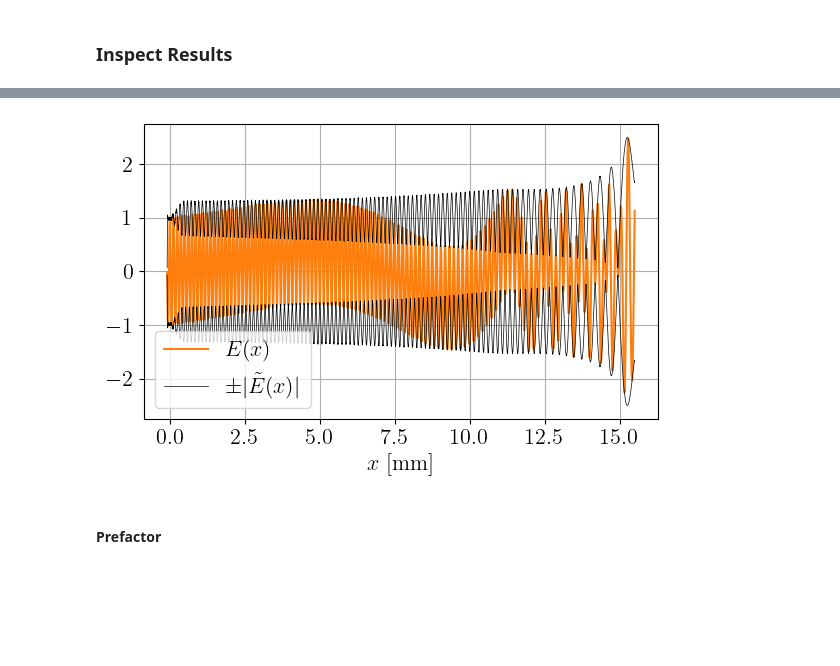
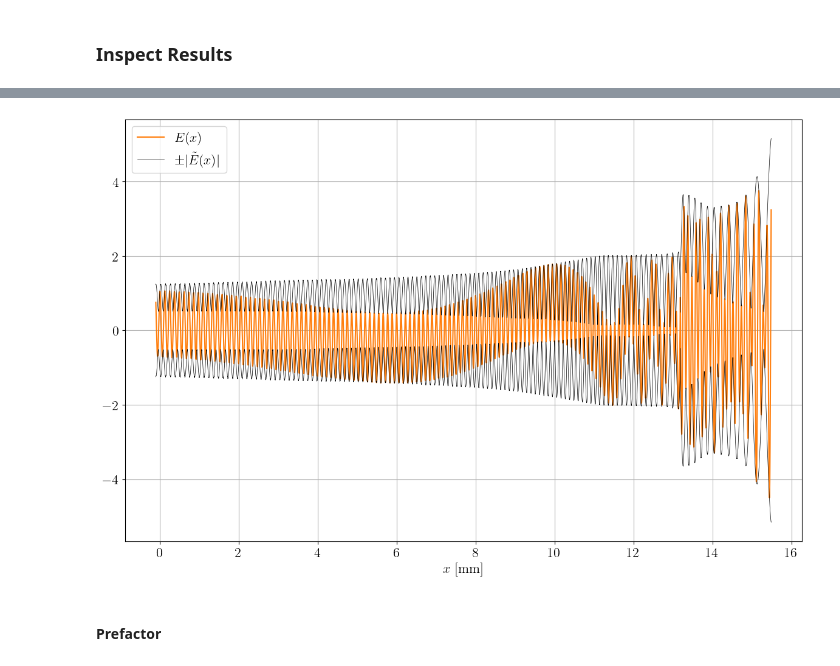
Before and after one commit to runehoejlund/plasma-ray-tracer, a Jupyter notebook: MGO/mgo_ex_X_EBW_at_UH.ipynb, the cells around one changed output, grey strips where cells are left out. Saved outputs shown, nothing was run; the diff lists cells and outputs as text; code cells hidden in the pictures; blank space fills up the shorter version.

```diff
--- a/MGO/mgo_ex_X_EBW_at_UH.ipynb
+++ b/MGO/mgo_ex_X_EBW_at_UH.ipynb
@@ -54,8 +54,8 @@ def omega_c(x: ('scalar')):
 
 @torch_func
 def T_e(x: ('scalar')):
-    return T0
-    # return T0*(1 - x/L_Te)
+    # return T0
+    return T0*(1 - x/L_Te)
 
 @torch_func
 def n_e(x: ('scalar')):
@@ -284,20 +284,20 @@ plt.show()
 # %%
-plt.figure(figsize=(6, 4))
+plt.figure(figsize=(12, 8))
 N_phases = 1
 for i in range(N_phases):
     plt.plot(xi*1e3, np.real(np.exp(1j*i*2*np.pi/N_phases)*field(xi)), '-', color='tab:orange', label=r'$E(x)$')
 
 plt.plot(xi*1e3, np.abs(field(xi)), 'k-', label=r'$\pm |\tilde{E}(x)|$', linewidth=0.5)
 plt.plot(xi*1e3, -np.abs(field(xi)), 'k-', linewidth=0.5)
 plt.xlabel(r'$x$ [$\mathrm{mm}$]')
 plt.legend()
 plt.grid()
 plt.tight_layout()
 plt.savefig('./plots/MGO_warm_field_with_envelope_' + plot_name + '.pdf')
 plt.savefig('./plots/MGO_warm_field_with_envelope_' + plot_name + '.png', dpi=600)
 plt.show()
 # %% [output]
-[figure, old version]
+[figure, new version]
 # %% [markdown]
 #### Prefactor
 # %%
```
Also changed, not shown: parts of 7 cells of this notebook, 5 other files.
